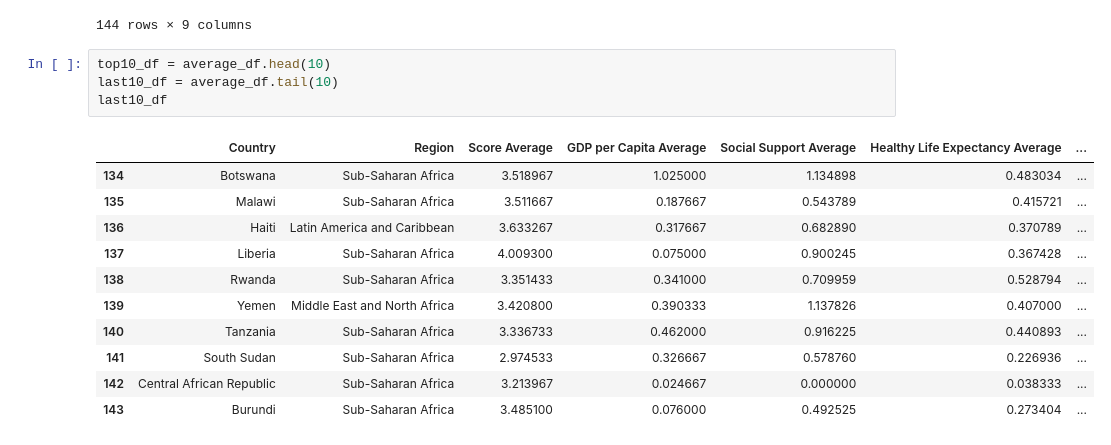
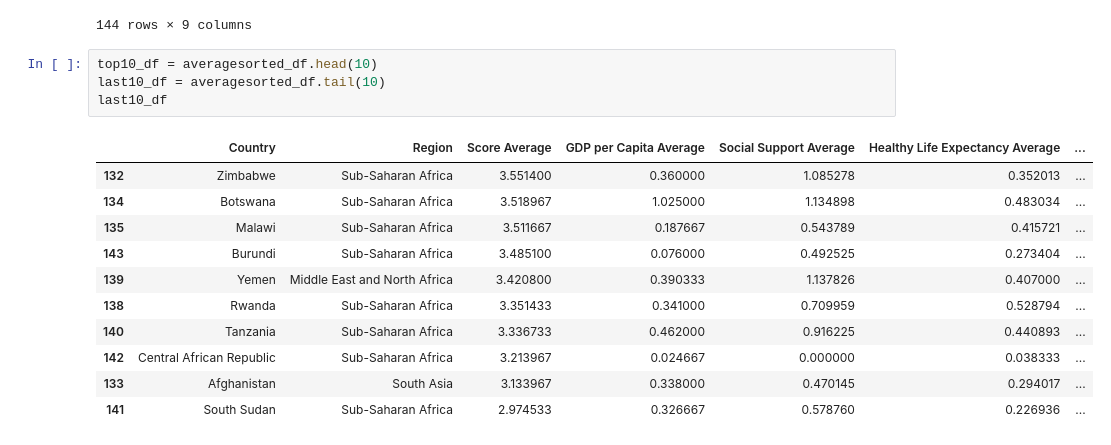
Before and after one commit to nbolt1989/Group_Project_1, a Jupyter notebook: Time for Happiness.ipynb, the cells around one changed output. Saved outputs shown, nothing was run; the diff lists cells and outputs as text.

```diff
--- a/Time for Happiness.ipynb
+++ b/Time for Happiness.ipynb
@@ -266,21 +268,21 @@ averagesorted_df
 | 141 | South Sudan | Sub-Saharan Africa | 2.974533 | 0.326667 | 0.578760 | 0.226936 | ... |
 144 rows × 9 columns
 # %%
-top10_df = average_df.head(10)
-last10_df = average_df.tail(10)
+top10_df = averagesorted_df.head(10)
+last10_df = averagesorted_df.tail(10)
 last10_df
 # %% [output]
 |  | Country | Region | Score Average | GDP per Capita Average | Social Support Average | Healthy Life Expectancy Average | ... |
+| 132 | Zimbabwe | Sub-Saharan Africa | 3.551400 | 0.360000 | 1.085278 | 0.352013 | ... |
 | 134 | Botswana | Sub-Saharan Africa | 3.518967 | 1.025000 | 1.134898 | 0.483034 | ... |
 | 135 | Malawi | Sub-Saharan Africa | 3.511667 | 0.187667 | 0.543789 | 0.415721 | ... |
-| 136 | Haiti | Latin America and Caribbean | 3.633267 | 0.317667 | 0.682890 | 0.370789 | ... |
-| 137 | Liberia | Sub-Saharan Africa | 4.009300 | 0.075000 | 0.900245 | 0.367428 | ... |
+| 143 | Burundi | Sub-Saharan Africa | 3.485100 | 0.076000 | 0.492525 | 0.273404 | ... |
+| 139 | Yemen | Middle East and North Africa | 3.420800 | 0.390333 | 1.137826 | 0.407000 | ... |
 | 138 | Rwanda | Sub-Saharan Africa | 3.351433 | 0.341000 | 0.709959 | 0.528794 | ... |
-| 139 | Yemen | Middle East and North Africa | 3.420800 | 0.390333 | 1.137826 | 0.407000 | ... |
 | 140 | Tanzania | Sub-Saharan Africa | 3.336733 | 0.462000 | 0.916225 | 0.440893 | ... |
+| 142 | Central African Republic | Sub-Saharan Africa | 3.213967 | 0.024667 | 0.000000 | 0.038333 | ... |
+| 133 | Afghanistan | South Asia | 3.133967 | 0.338000 | 0.470145 | 0.294017 | ... |
 | 141 | South Sudan | Sub-Saharan Africa | 2.974533 | 0.326667 | 0.578760 | 0.226936 | ... |
-| 142 | Central African Republic | Sub-Saharan Africa | 3.213967 | 0.024667 | 0.000000 | 0.038333 | ... |
-| 143 | Burundi | Sub-Saharan Africa | 3.485100 | 0.076000 | 0.492525 | 0.273404 | ... |
 # %%
 #created bar chart for each SWB for the 10 countries with the highest overall happiness score
 
```
Also changed, not shown: parts of 6 cells of this notebook, 1 other file.
